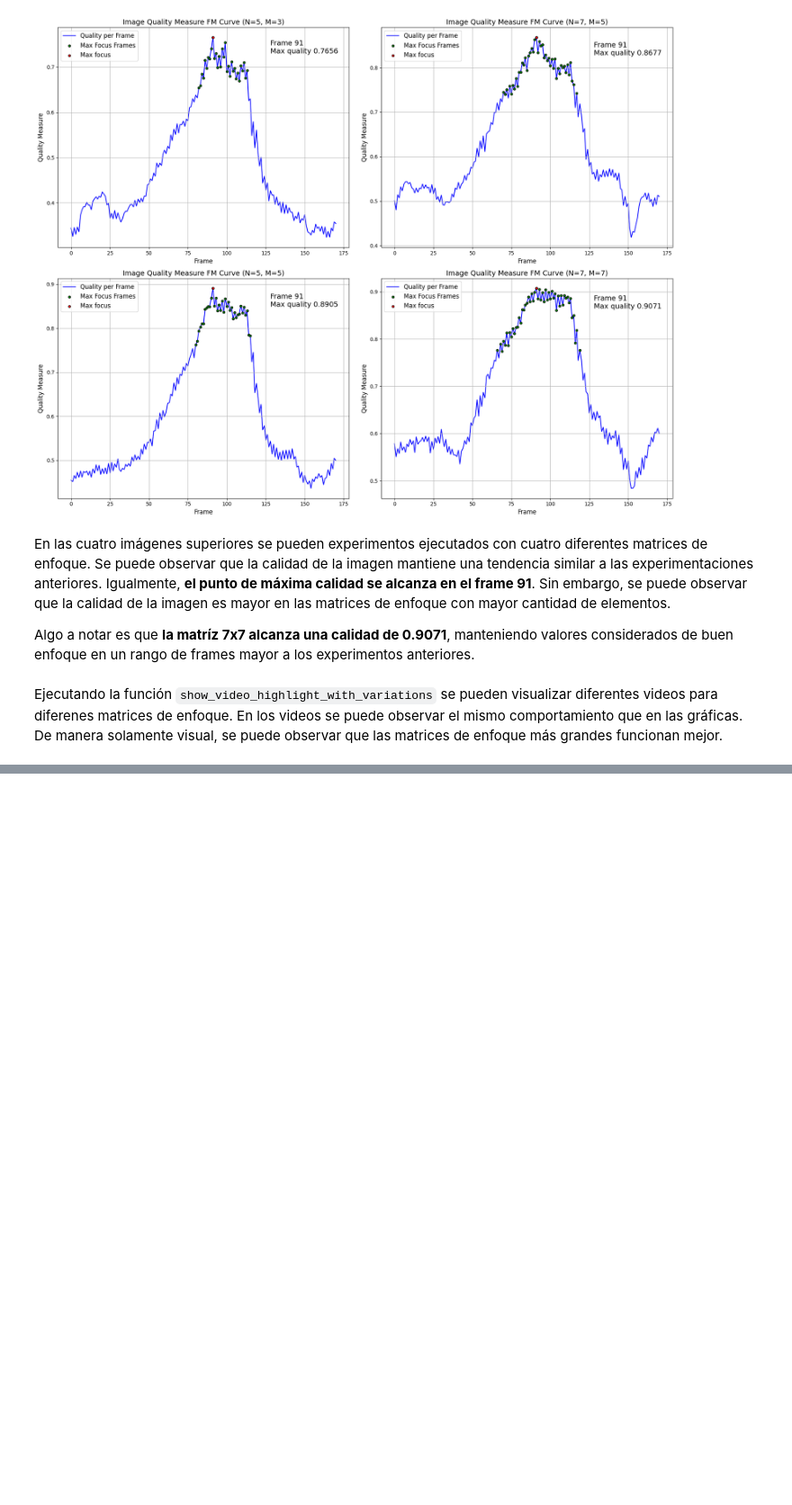
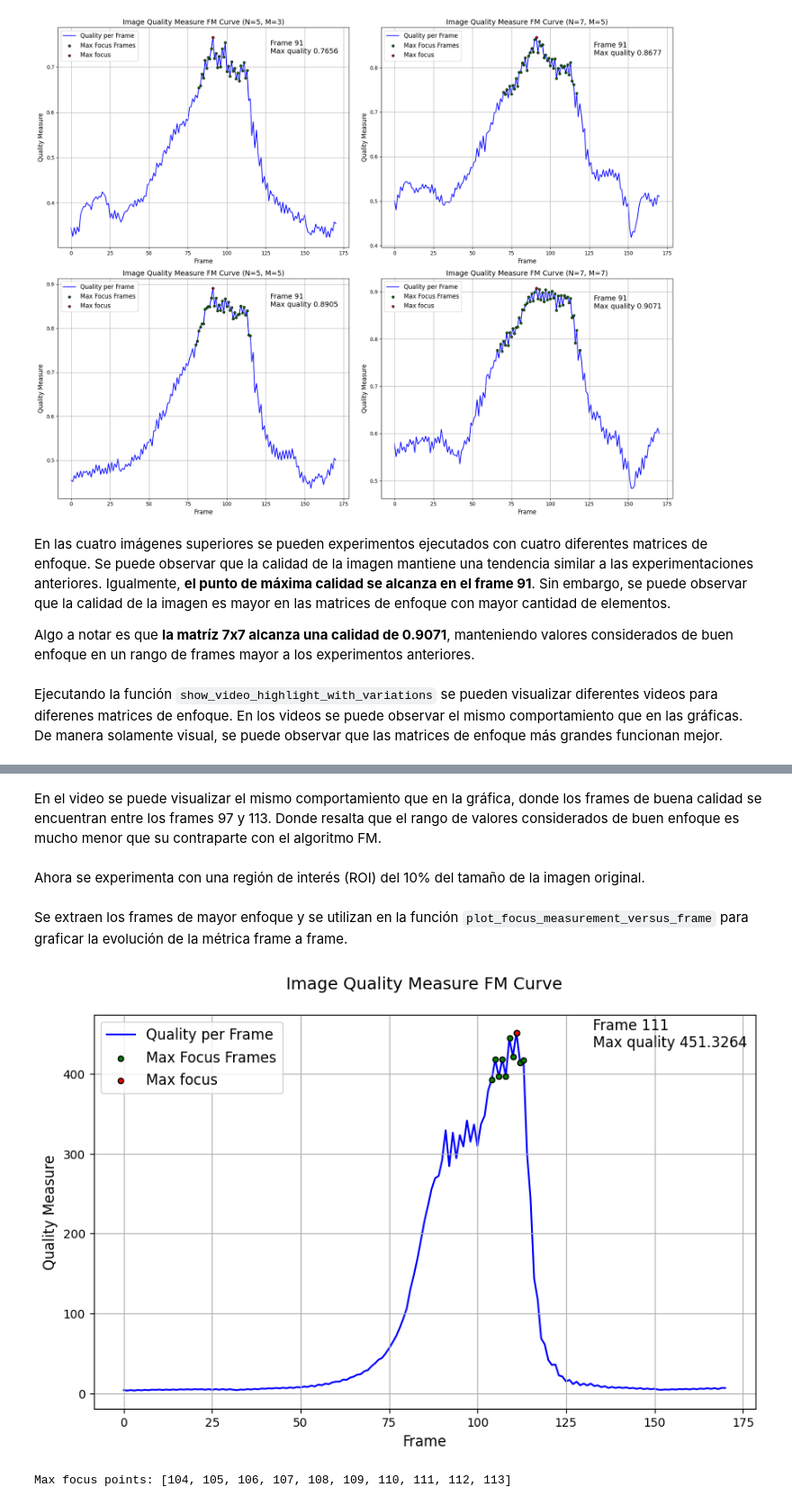
Before and after one commit to ChristianConchari/tp2_vpc1, a Jupyter notebook: solution_notebook.ipynb, the cells around one changed output, grey strips where cells are left out. Shown at 90% size. Saved outputs shown, nothing was run; the diff lists cells and outputs as text; code cells hidden in the pictures; blank space fills up the shorter version.

```diff
--- a/solution_notebook.ipynb
+++ b/solution_notebook.ipynb
@@ -460,0 +250,23 @@ plt.tight_layout()
+# %% [markdown]
+En el video se puede visualizar el mismo comportamiento que en la gráfica, donde los frames de buena calidad se encuentran entre los frames 97 y 113. Donde resalta que el rango de valores considerados de buen enfoque es mucho menor que su contraparte con el algoritmo FM.
+# %% [markdown]
+Ahora se experimenta con una región de interés (ROI) del 10% del tamaño de la imagen original.
+# %%
+roi_percentage = 0.1
+
+quality_measurements_list, max_focus_points, max_focus_value = detect_max_focus_points(
+    video_path = video_path,
+    roi_percentage = roi_percentage,
+    quality_measure_function=variance_of_laplacian
+)
+# %% [markdown]
+Se extraen los frames de mayor enfoque y se utilizan en la función `plot_focus_measurement_versus_frame` para graficar la evolución de la métrica frame a frame.
+# %%
+max_focus_frames = [value[0] for value in max_focus_points]
+plot_focus_measurement_versus_frame(quality_measurements_list, max_focus_frames, max_focus_value)
+# %% [output]
+[figure, added]
+# %%
+print('Max focus points:', max_focus_frames)
+# %% [output]
+Max focus points: [104, 105, 106, 107, 108, 109, 110, 111, 112, 113]
```
Also changed, not shown: parts of 51 cells of this notebook.
